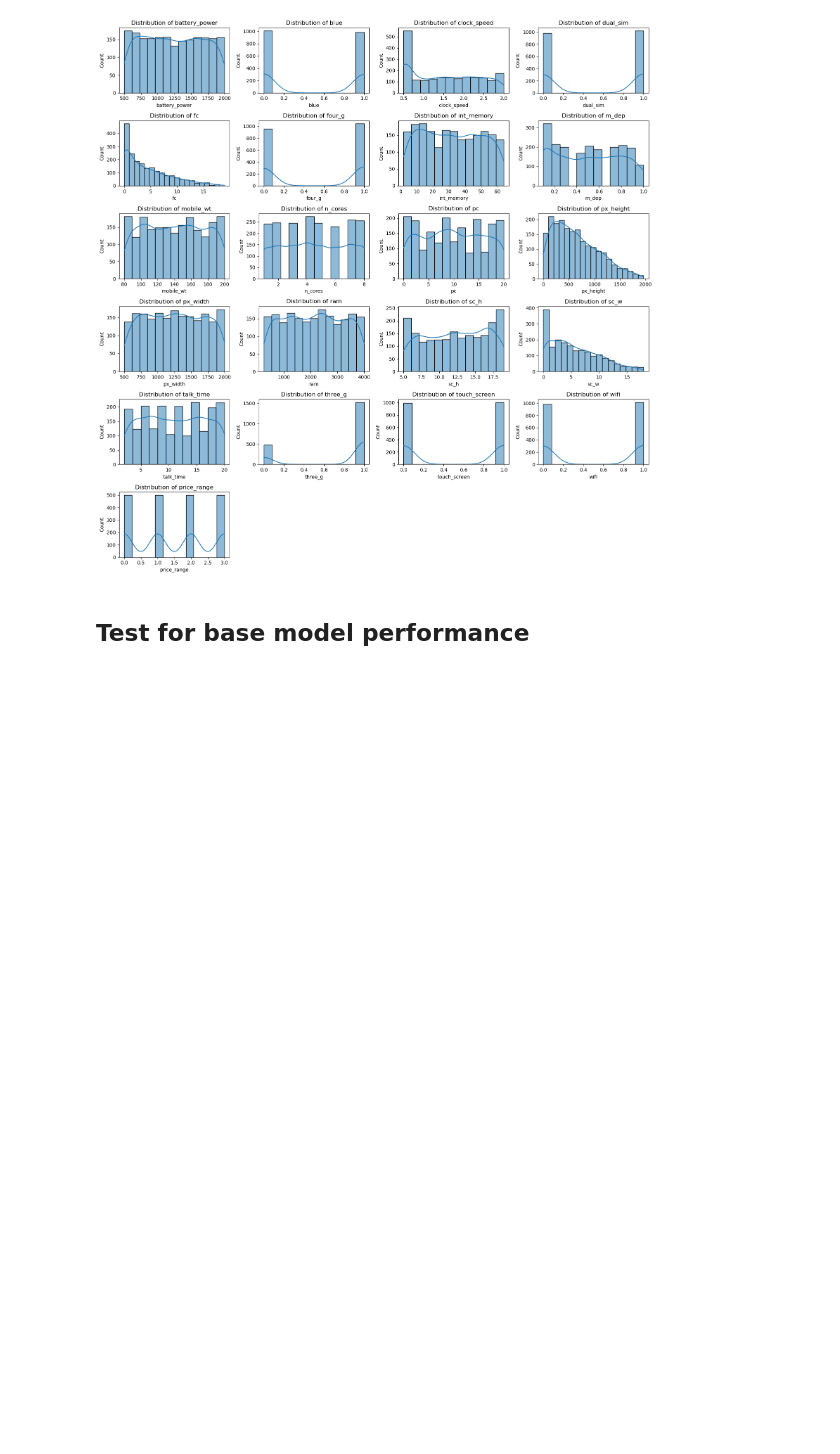
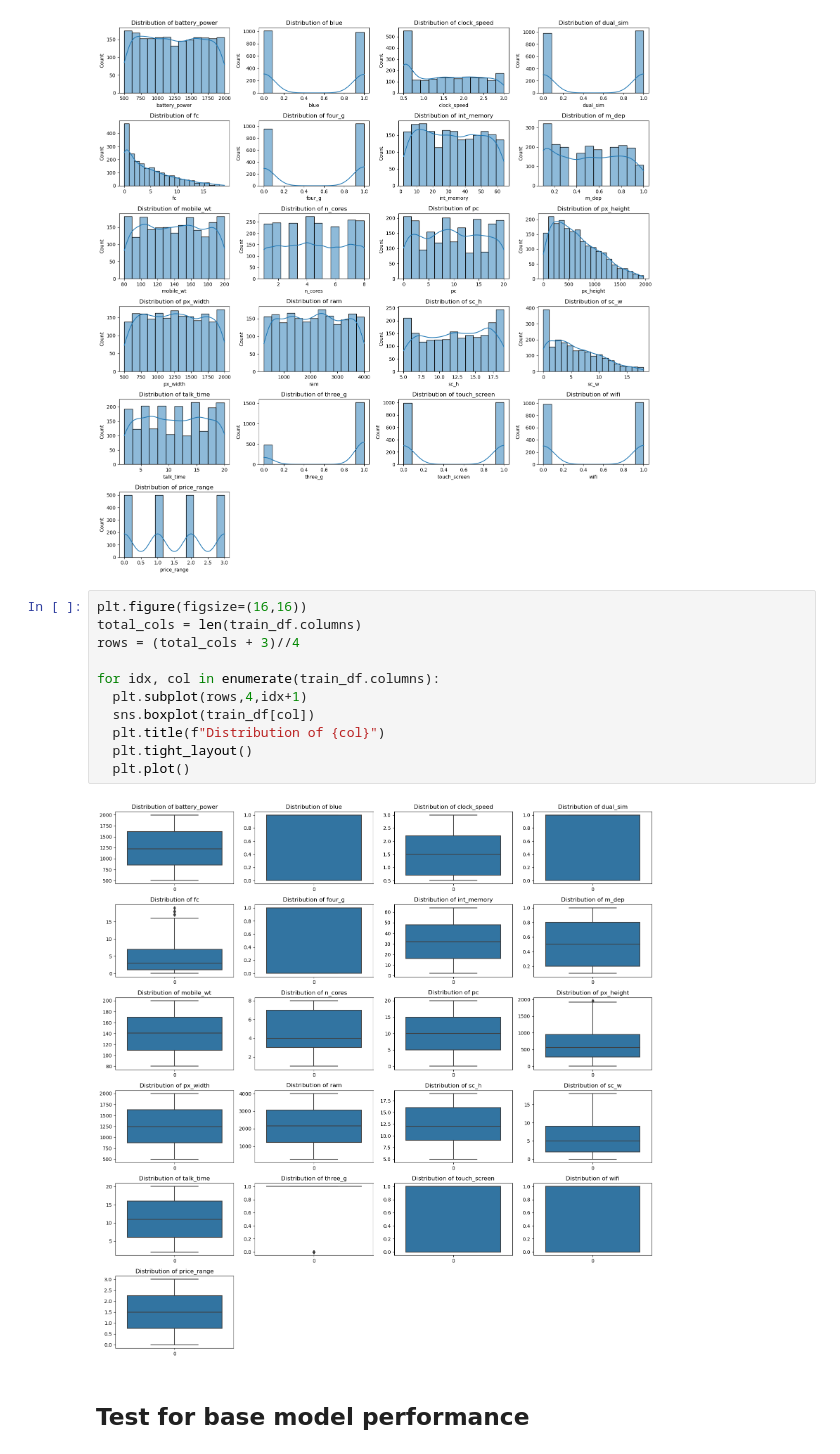
Before and after one commit to MaukanMir/Mobile-Price-Classification, a Jupyter notebook: training.ipynb, the cells around one changed output. Saved outputs shown, nothing was run; the diff lists cells and outputs as text; blank space fills up the shorter version.

```diff
--- a/training.ipynb
+++ b/training.ipynb
@@ -241,6 +246,19 @@ for idx, col in enumerate(train_df.columns):
   plt.plot()
 # %% [output]
 [figure]
+# %%
+plt.figure(figsize=(16,16))
+total_cols = len(train_df.columns)
+rows = (total_cols + 3)//4
+
+for idx, col in enumerate(train_df.columns):
+  plt.subplot(rows,4,idx+1)
+  sns.boxplot(train_df[col])
+  plt.title(f"Distribution of {col}")
+  plt.tight_layout()
+  plt.plot()
+# %% [output]
+[figure, added]
 # %% [markdown]
 ## Test for base model performance
 # %%
```
Also changed, not shown: parts of 3 cells of this notebook.
